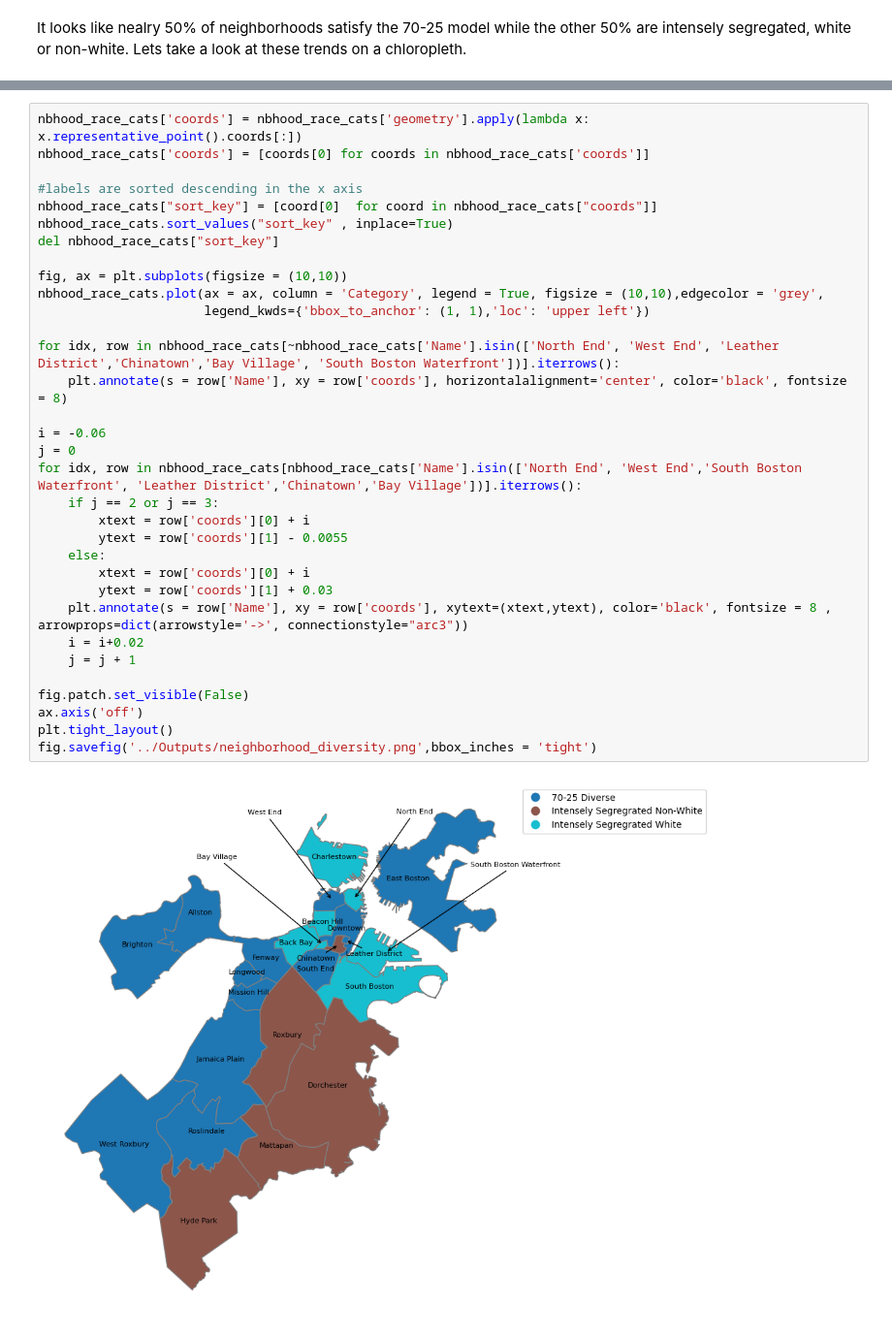
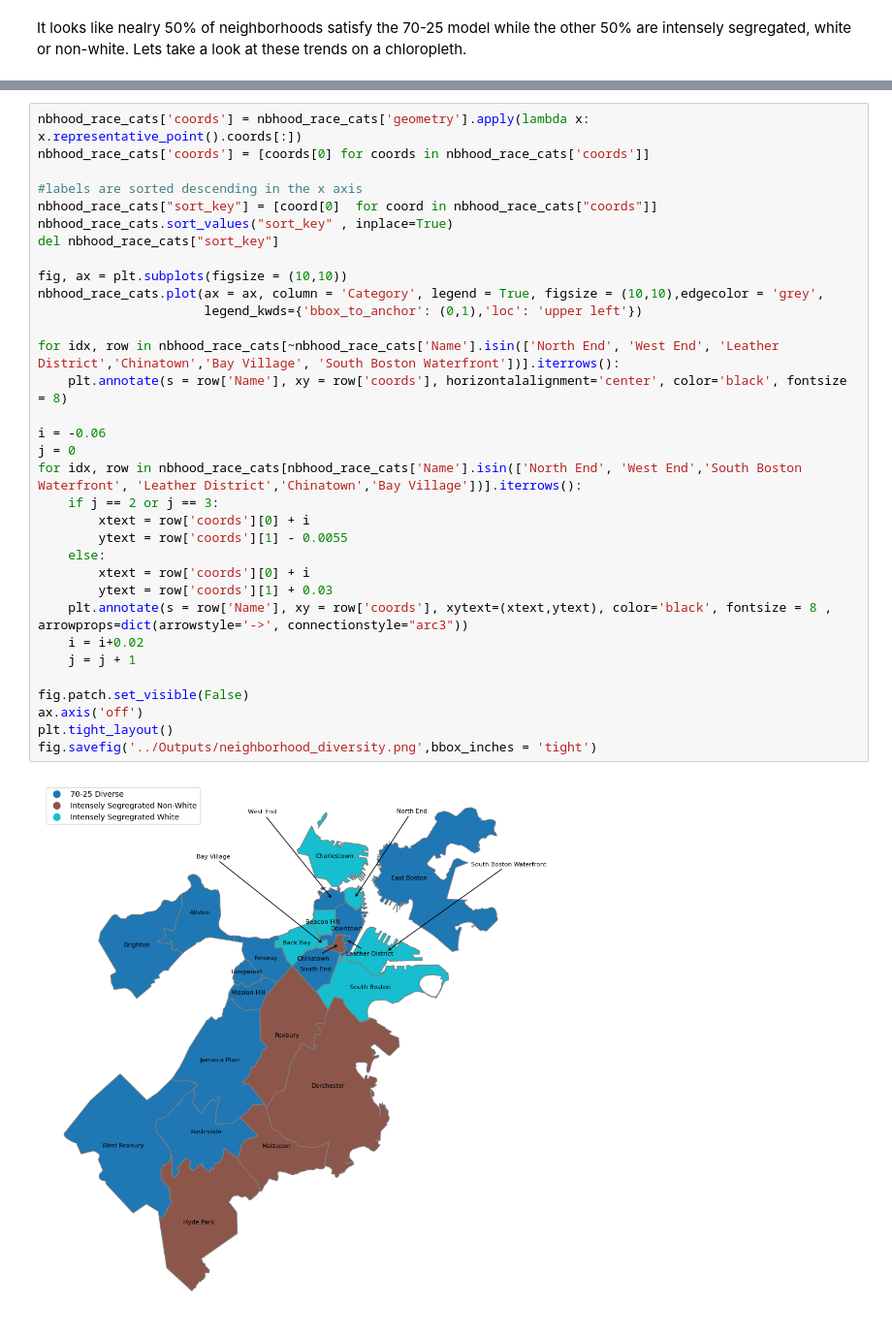
Before and after one commit to emj1020/RacialDotMap_DiversityIndex, a Jupyter notebook: Scripts/01_BOS_BG&nbhood_descriptive_analysis.ipynb, the cells around one changed output, grey strips where cells are left out. Shown at 97% size. Saved outputs shown, nothing was run; the diff lists cells and outputs as text.

Commit message:
changing legend kwds

```diff
--- a/Scripts/01_BOS_BG&nbhood_descriptive_analysis.ipynb
+++ b/Scripts/01_BOS_BG&nbhood_descriptive_analysis.ipynb
@@ -485,32 +485,32 @@ nbhood_race_cats['coords'] = [coords[0] for coords in nbhood_race_cats['coords']
 
 #labels are sorted descending in the x axis
 nbhood_race_cats["sort_key"] = [coord[0]  for coord in nbhood_race_cats["coords"]]
 nbhood_race_cats.sort_values("sort_key" , inplace=True)
 del nbhood_race_cats["sort_key"]
 
 fig, ax = plt.subplots(figsize = (10,10))
 nbhood_race_cats.plot(ax = ax, column = 'Category', legend = True, figsize = (10,10),edgecolor = 'grey',
-                      legend_kwds={'bbox_to_anchor': (1, 1),'loc': 'upper left'})
+                      legend_kwds={'bbox_to_anchor': (0,1),'loc': 'upper left'})
 
 for idx, row in nbhood_race_cats[~nbhood_race_cats['Name'].isin(['North End', 'West End', 'Leather District','Chinatown','Bay Village', 'South Boston Waterfront'])].iterrows():
     plt.annotate(s = row['Name'], xy = row['coords'], horizontalalignment='center', color='black', fontsize = 8)
 
 i = -0.06
 j = 0
 for idx, row in nbhood_race_cats[nbhood_race_cats['Name'].isin(['North End', 'West End','South Boston Waterfront', 'Leather District','Chinatown','Bay Village'])].iterrows():
     if j == 2 or j == 3:
         xtext = row['coords'][0] + i
         ytext = row['coords'][1] - 0.0055
     else:
         xtext = row['coords'][0] + i
         ytext = row['coords'][1] + 0.03
     plt.annotate(s = row['Name'], xy = row['coords'], xytext=(xtext,ytext), color='black', fontsize = 8 , arrowprops=dict(arrowstyle='->', connectionstyle="arc3"))
     i = i+0.02
     j = j + 1
 
 fig.patch.set_visible(False)
 ax.axis('off')
 plt.tight_layout()
 fig.savefig('../Outputs/neighborhood_diversity.png',bbox_inches = 'tight')
 # %% [output]
-[figure, old version]
+[figure, new version]
```
Also changed, not shown: parts of 4 cells of this notebook, 2 other files.
